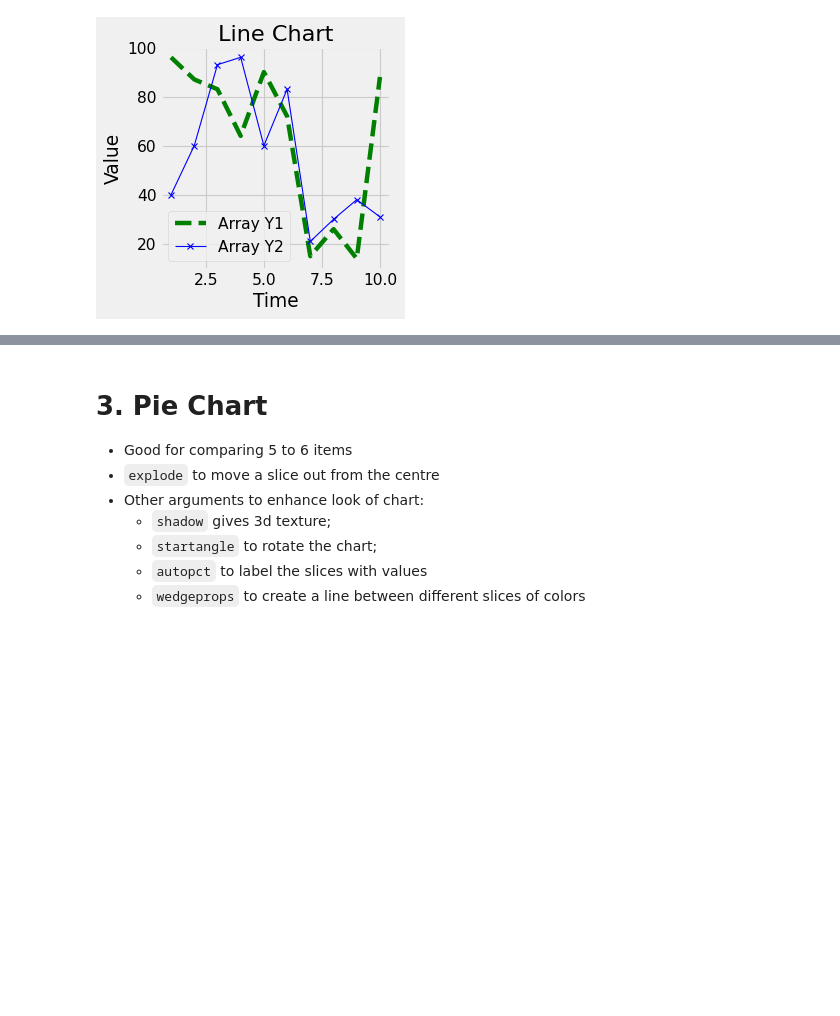
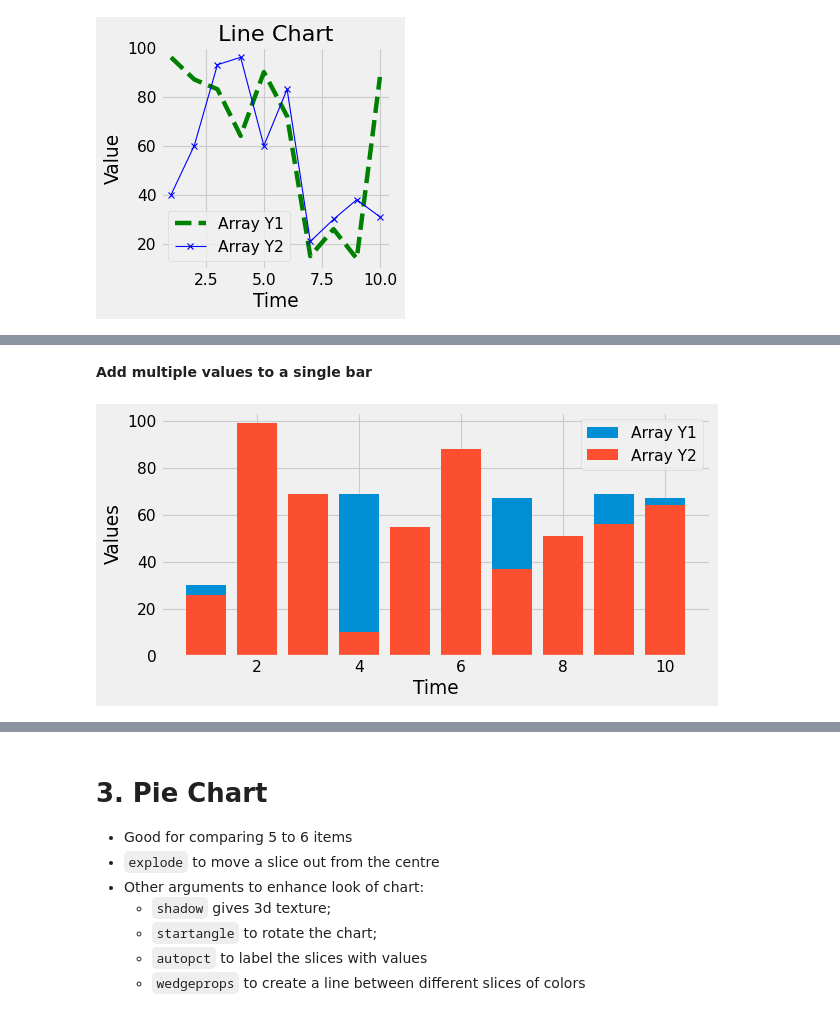
Before and after one commit to ROHIT318/python-practice, a Jupyter notebook: learn_matplotlib.ipynb, the cells around one changed output, grey strips where cells are left out. Drawn from its saved outputs; the diff is of its cells as text; code cells hidden in the pictures; blank space fills up the shorter version.

```diff
--- a/learn_matplotlib.ipynb
+++ b/learn_matplotlib.ipynb
@@ -72,0 +100,15 @@ plt.show()
+# %% [markdown]
+**Add multiple values to a single bar**
+# %%
+bar_width = 0.25
+
+figure(figsize=(8,4), dpi=80)
+plt.bar(arr_x, arr_y1, label='Array Y1')
+plt.bar(arr_x, arr_y2, label='Array Y2')
+plt.xlabel('Time')
+plt.ylabel('Values')
+plt.legend()
+plt.tight_layout()
+plt.show()
+# %% [output]
+[figure, added]
```
Also changed, not shown: parts of 9 cells of this notebook.
